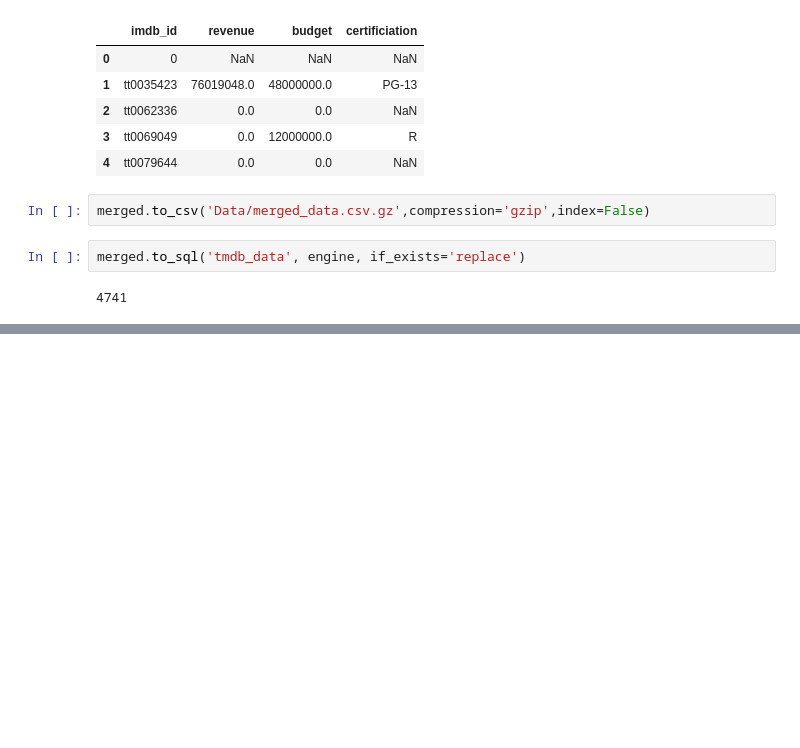
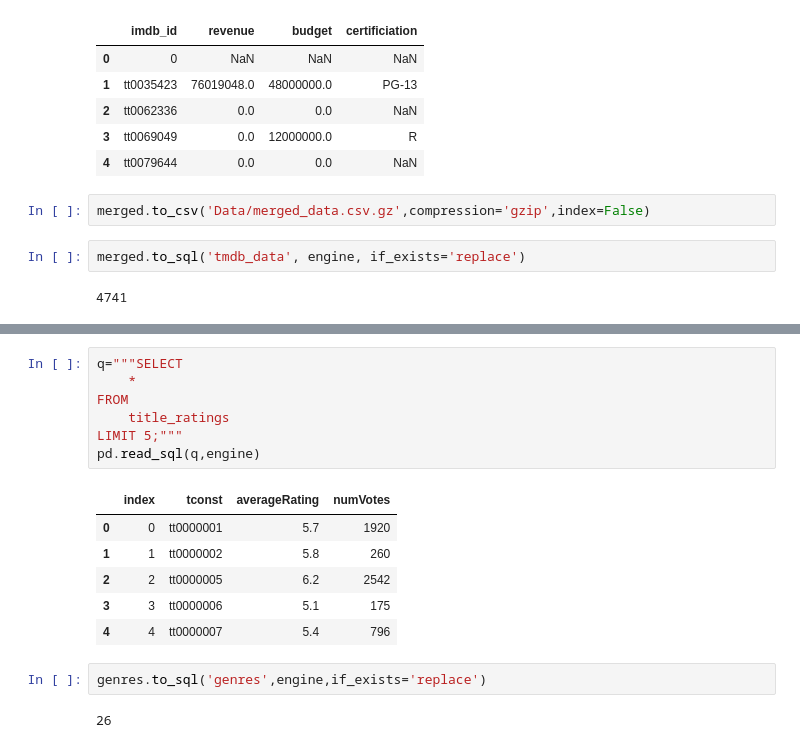
Before and after one commit to Jonathan-Hughes1524/Movie-Data, a Jupyter notebook: Movies SQL Database.ipynb, the cells around one changed output, grey strips where cells are left out. Drawn from its saved outputs; the diff is of its cells as text; blank space fills up the shorter version.

```diff
--- a/Movies SQL Database.ipynb
+++ b/Movies SQL Database.ipynb
@@ -133,0 +232,18 @@ IndexError: only integers, slices (`:`), ellipsis (`...`), numpy.newaxis (`None`
+# %%
+q="""SELECT
+    *
+FROM
+    title_ratings
+LIMIT 5;"""
+pd.read_sql(q,engine)
+# %% [output]
+|  | index | tconst | averageRating | numVotes |
+| 0 | 0 | tt0000001 | 5.7 | 1920 |
+| 1 | 1 | tt0000002 | 5.8 | 260 |
+| 2 | 2 | tt0000005 | 6.2 | 2542 |
+| 3 | 3 | tt0000006 | 5.1 | 175 |
+| 4 | 4 | tt0000007 | 5.4 | 796 |
+# %%
+genres.to_sql('genres',engine,if_exists='replace')
+# %% [output]
+26
```
Also changed, not shown: parts of 27 cells of this notebook.
